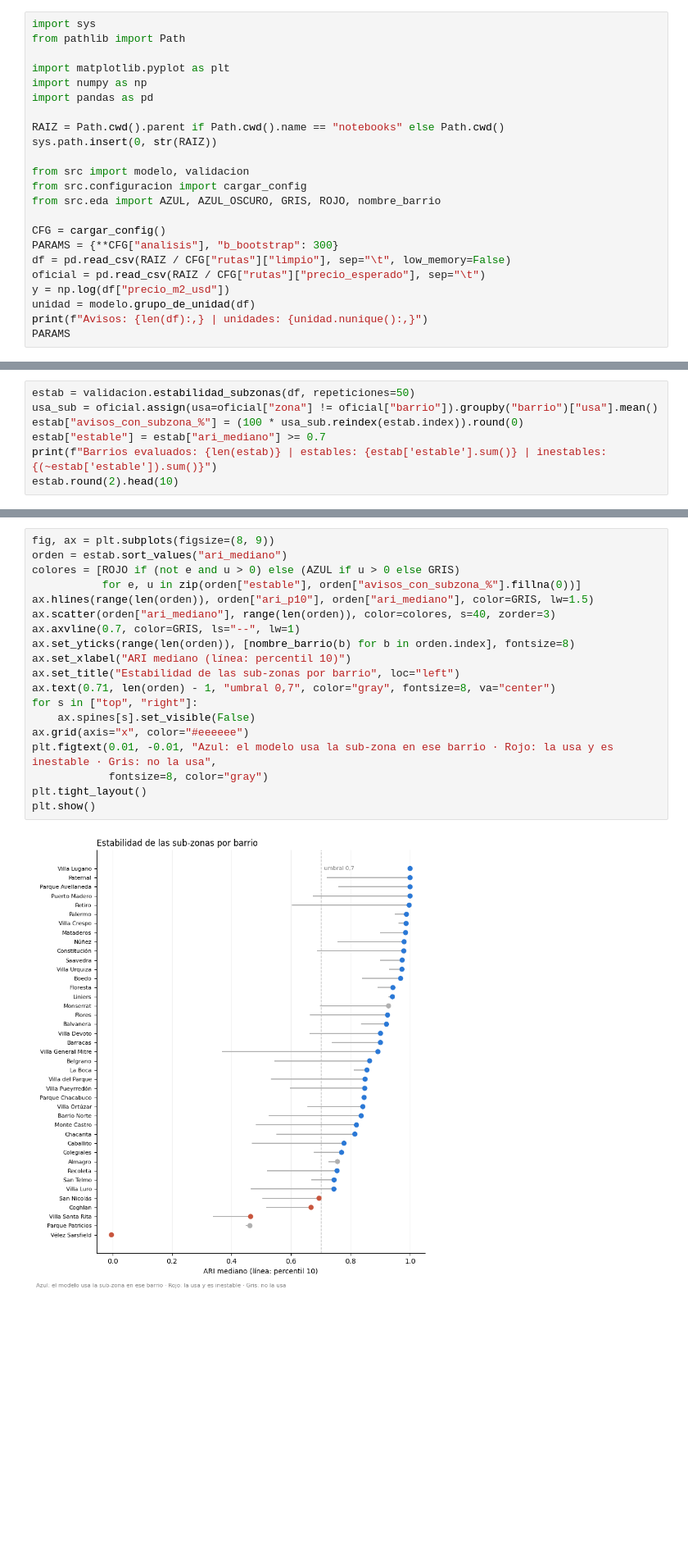
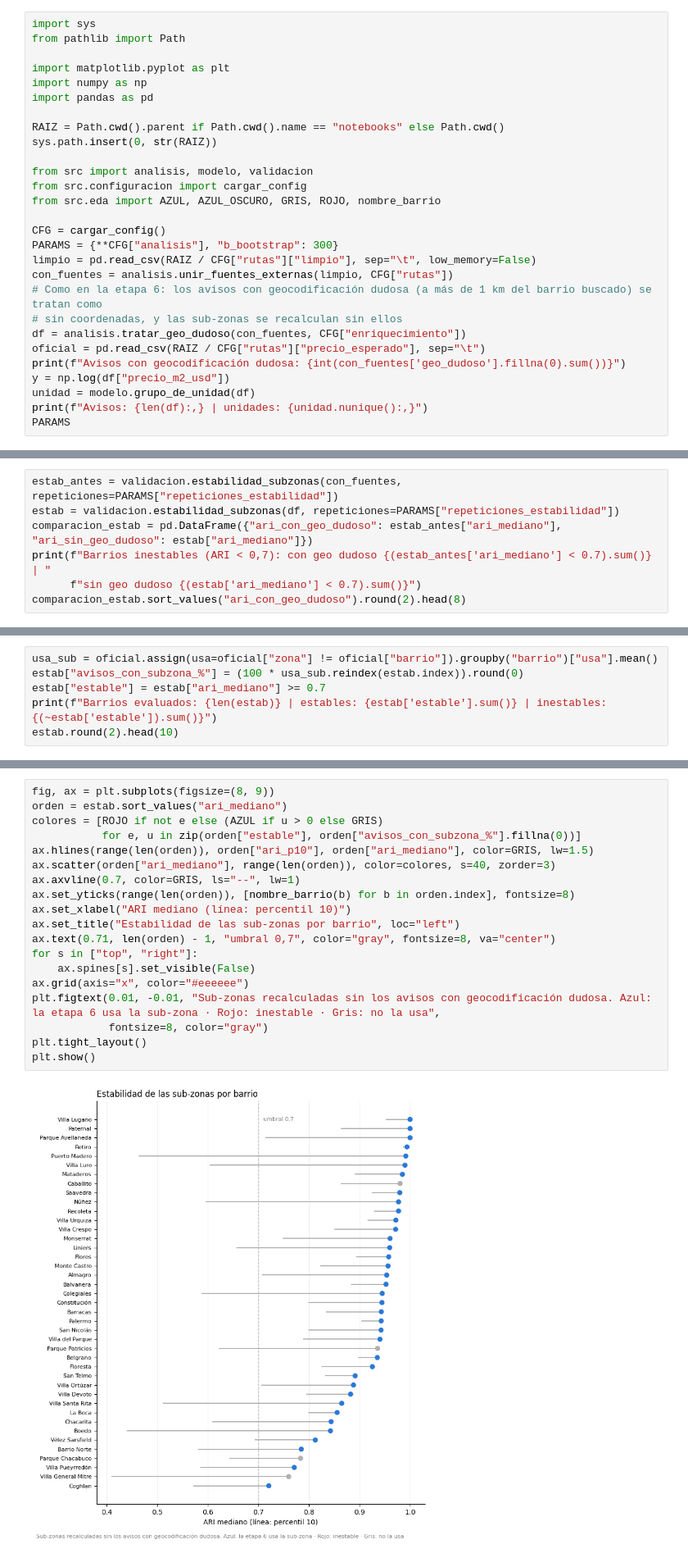
Before and after one commit to gbuhler-itba/TP-Analitica-Descriptiva, a Jupyter notebook: notebooks/04_validacion_modelos.ipynb, the cells around one changed output, grey strips where cells are left out. Shown at 82% size. Cells and saved outputs as stored; diff of their text form; blank space fills up the shorter version.

Commit message:
PE3: geo dudoso, sub-zonas recalculadas, intervalo 80% y tests de análisis

```diff
--- a/notebooks/04_validacion_modelos.ipynb
+++ b/notebooks/04_validacion_modelos.ipynb
@@ -30,14 +30,19 @@ import pandas as pd
 RAIZ = Path.cwd().parent if Path.cwd().name == "notebooks" else Path.cwd()
 sys.path.insert(0, str(RAIZ))
 
-from src import modelo, validacion
+from src import analisis, modelo, validacion
 from src.configuracion import cargar_config
 from src.eda import AZUL, AZUL_OSCURO, GRIS, ROJO, nombre_barrio
 
 CFG = cargar_config()
 PARAMS = {**CFG["analisis"], "b_bootstrap": 300}
-df = pd.read_csv(RAIZ / CFG["rutas"]["limpio"], sep="\t", low_memory=False)
+limpio = pd.read_csv(RAIZ / CFG["rutas"]["limpio"], sep="\t", low_memory=False)
+con_fuentes = analisis.unir_fuentes_externas(limpio, CFG["rutas"])
+# Como en la etapa 6: los avisos con geocodificación dudosa (a más de 1 km del barrio buscado) se tratan como
+# sin coordenadas, y las sub-zonas se recalculan sin ellos
+df = analisis.tratar_geo_dudoso(con_fuentes, CFG["enriquecimiento"])
 oficial = pd.read_csv(RAIZ / CFG["rutas"]["precio_esperado"], sep="\t")
+print(f"Avisos con geocodificación dudosa: {int(con_fuentes['geo_dudoso'].fillna(0).sum())}")
 y = np.log(df["precio_m2_usd"])
 unidad = modelo.grupo_de_unidad(df)
 print(f"Avisos: {len(df):,} | unidades: {unidad.nunique():,}")
@@ -125,0 +141,7 @@ estable un ARI mediano de al menos 0,7. Solo usa coordenadas, no precios: no tie
+# %%
+estab_antes = validacion.estabilidad_subzonas(con_fuentes, repeticiones=PARAMS["repeticiones_estabilidad"])
+estab = validacion.estabilidad_subzonas(df, repeticiones=PARAMS["repeticiones_estabilidad"])
+comparacion_estab = pd.DataFrame({"ari_con_geo_dudoso": estab_antes["ari_mediano"], "ari_sin_geo_dudoso": estab["ari_mediano"]})
+print(f"Barrios inestables (ARI < 0,7): con geo dudoso {(estab_antes['ari_mediano'] < 0.7).sum()} | "
+      f"sin geo dudoso {(estab['ari_mediano'] < 0.7).sum()}")
+comparacion_estab.sort_values("ari_con_geo_dudoso").round(2).head(8)
@@ -126,5 +160,4 @@ estable un ARI mediano de al menos 0,7. Solo usa coordenadas, no precios: no tie
 # %%
-estab = validacion.estabilidad_subzonas(df, repeticiones=50)
 usa_sub = oficial.assign(usa=oficial["zona"] != oficial["barrio"]).groupby("barrio")["usa"].mean()
 estab["avisos_con_subzona_%"] = (100 * usa_sub.reindex(estab.index)).round(0)
 estab["estable"] = estab["ari_mediano"] >= 0.7
@@ -147,21 +180,21 @@ Barrios evaluados: 41 | estables: 36 | inestables: 5
 # %%
 fig, ax = plt.subplots(figsize=(8, 9))
 orden = estab.sort_values("ari_mediano")
-colores = [ROJO if (not e and u > 0) else (AZUL if u > 0 else GRIS)
+colores = [ROJO if not e else (AZUL if u > 0 else GRIS)
            for e, u in zip(orden["estable"], orden["avisos_con_subzona_%"].fillna(0))]
 ax.hlines(range(len(orden)), orden["ari_p10"], orden["ari_mediano"], color=GRIS, lw=1.5)
 ax.scatter(orden["ari_mediano"], range(len(orden)), color=colores, s=40, zorder=3)
 ax.axvline(0.7, color=GRIS, ls="--", lw=1)
 ax.set_yticks(range(len(orden)), [nombre_barrio(b) for b in orden.index], fontsize=8)
 ax.set_xlabel("ARI mediano (línea: percentil 10)")
 ax.set_title("Estabilidad de las sub-zonas por barrio", loc="left")
 ax.text(0.71, len(orden) - 1, "umbral 0,7", color="gray", fontsize=8, va="center")
 for s in ["top", "right"]:
     ax.spines[s].set_visible(False)
 ax.grid(axis="x", color="#eeeeee")
-plt.figtext(0.01, -0.01, "Azul: el modelo usa la sub-zona en ese barrio · Rojo: la usa y es inestable · Gris: no la usa",
+plt.figtext(0.01, -0.01, "Sub-zonas recalculadas sin los avisos con geocodificación dudosa. Azul: la etapa 6 usa la sub-zona · Rojo: inestable · Gris: no la usa",
             fontsize=8, color="gray")
 plt.tight_layout()
 plt.show()
 # %% [output]
-[figure, old version]
+[figure, new version]
```
Also changed, not shown: parts of 22 cells of this notebook, 10 other files.
